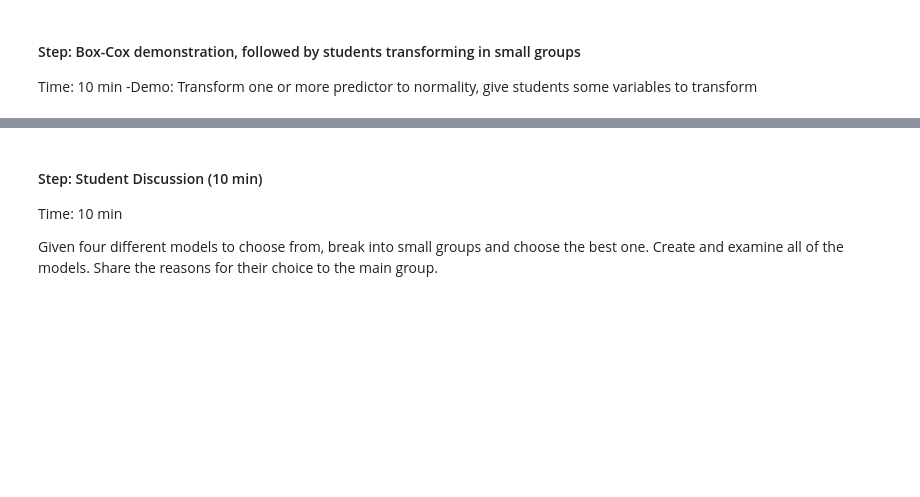
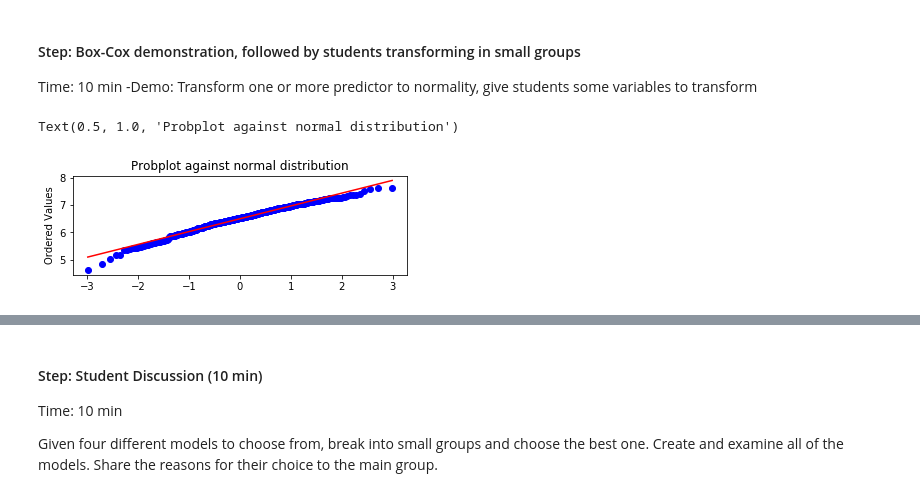
Before and after one commit to magnawhale/additional-topics-statistics-bonus-for-regression-lesson, a Jupyter notebook: lesson-plan.ipynb, the cells around one changed output, grey strips where cells are left out. Cells and saved outputs as stored; diff of their text form; code cells hidden in the pictures; blank space fills up the shorter version.

```diff
--- a/lesson-plan.ipynb
+++ b/lesson-plan.ipynb
@@ -104,0 +108,10 @@ Time: 10 min
+# %%
+fig = plt.figure()
+ax1 = fig.add_subplot(211)
+x = stats.loggamma.rvs(5, size=500) + 5
+prob = stats.probplot(x, dist=stats.norm, plot=ax1)
+ax1.set_xlabel('')
+ax1.set_title('Probplot against normal distribution')
+# %% [output]
+Text(0.5, 1.0, 'Probplot against normal distribution')
+[figure, added]
```
Also changed, not shown: parts of 4 cells of this notebook, 1 other file.
